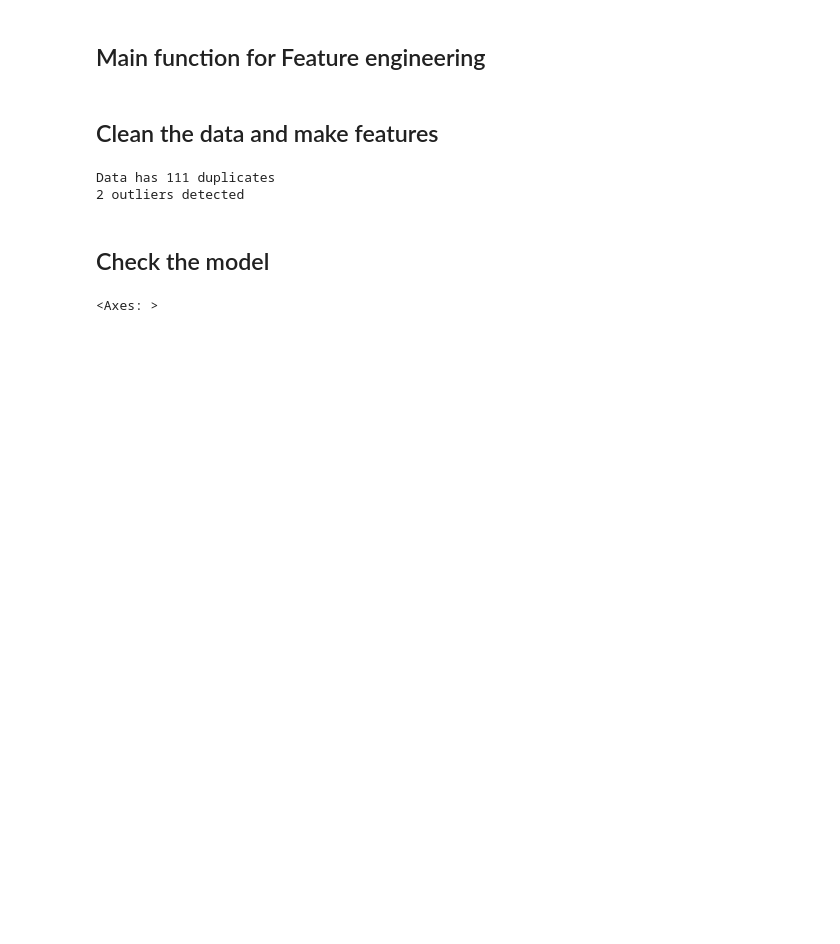
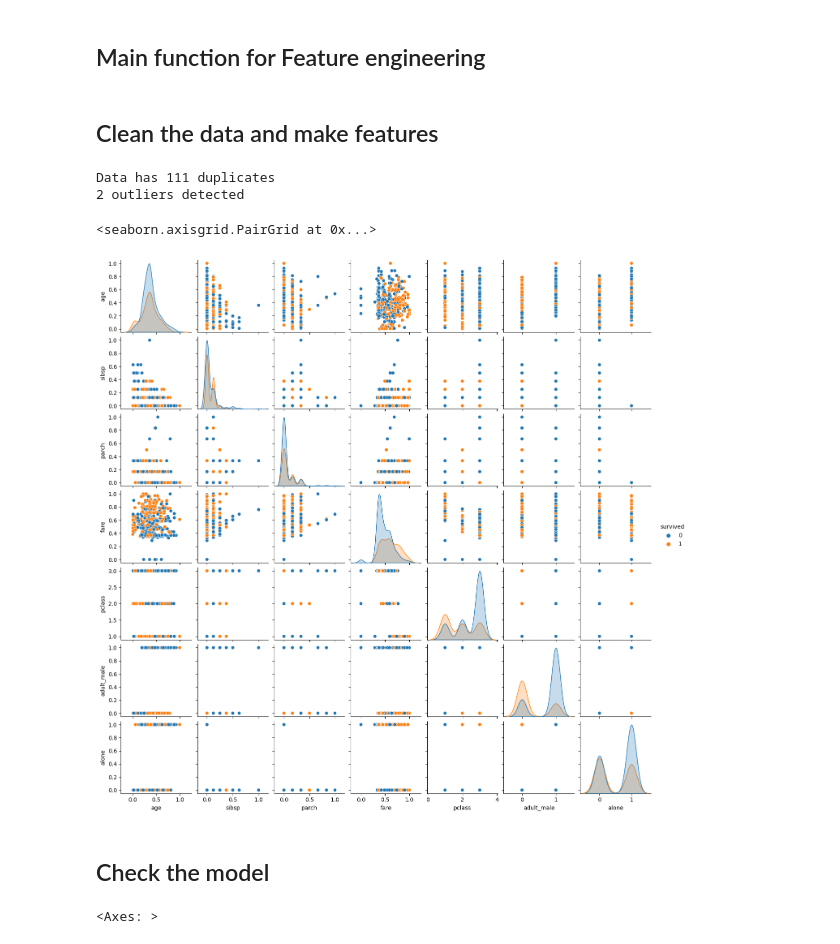
Before and after one commit to rudyvdbrink/Predictive_modeling_skeletonscripts, a Jupyter notebook: example.ipynb, the cells around one changed output. Drawn from its saved outputs; the diff is of its cells as text; code cells hidden in the pictures; blank space fills up the shorter version.

```diff
--- a/example.ipynb
+++ b/example.ipynb
@@ -225,6 +235,11 @@ X_train, X_test, y_train, y_test = clean_data(df,target_column)
 # %% [output]
 Data has 111 duplicates
 2 outliers detected
+# %%
+sns.pairplot(pd.concat([X_train, y_train],axis=1), hue="survived", height=2)
+# %% [output]
+<seaborn.axisgrid.PairGrid at 0x...>
+[figure, added]
 # %%
 columns_to_interact  = ['adult_male','alone']
 columns_to_dummycode = ['pclass','sex','embarked','adult_male','alone','adult_male alone']
```
Also changed, not shown: parts of 9 cells of this notebook.
